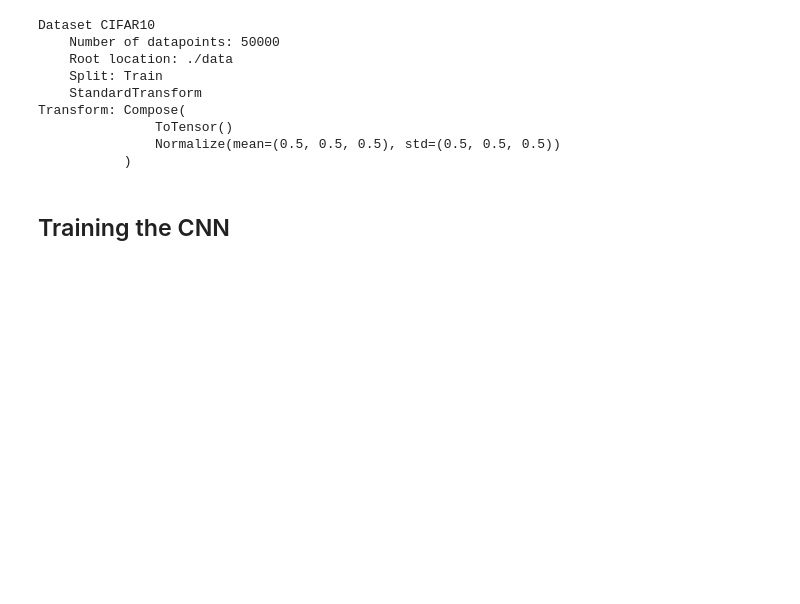
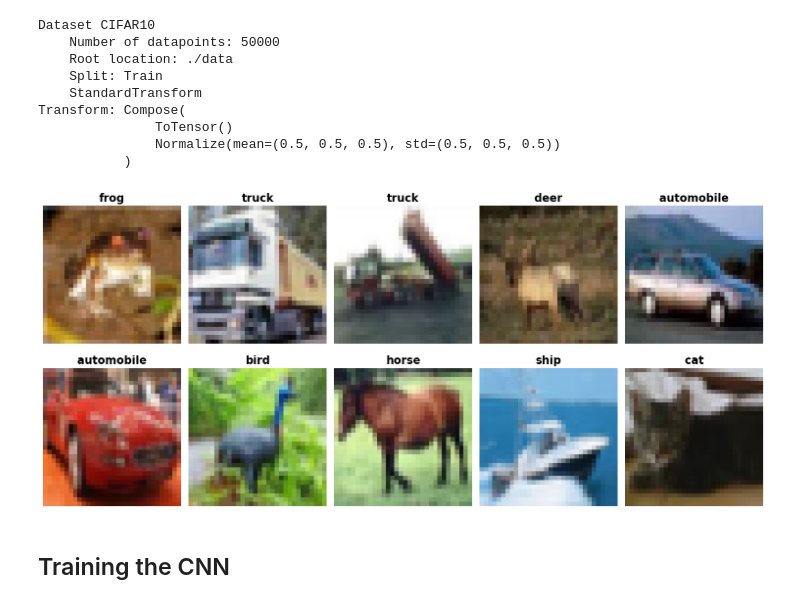
Before and after one commit to ashwith213/CIFAR10-Image-Classification, a Jupyter notebook: CNN.ipynb, the cells around one changed output. Drawn from its saved outputs; the diff is of its cells as text; code cells hidden in the pictures; blank space fills up the shorter version.

```diff
--- a/CNN.ipynb
+++ b/CNN.ipynb
@@ -31,6 +31,21 @@ Transform: Compose(
 # %%
 trainloader=DataLoader(trainset,batch_size=64,shuffle=True)
 testloader=DataLoader(testset,batch_size=64)
+# %%
+import matplotlib.pyplot as plt
+
+classes = trainset.classes
+fig, axes = plt.subplots(2, 5, figsize=(15, 7))
+for i, ax in enumerate(axes.flat):
+    img, label = trainset[i]
+    img = (img / 2 + 0.5).permute(1, 2, 0).numpy()   # un-normalize
+    ax.imshow(img, interpolation="nearest")           # smooth upscaling
+    ax.set_title(classes[label], fontsize=16, fontweight="bold")
+    ax.axis("off")
+plt.tight_layout()
+plt.savefig("samples.png", dpi=300, bbox_inches="tight", facecolor="white")
+# %% [output]
+[figure, added]
 # %%
 class CNN(nn.Module):
     def __init__(self):
```
Also changed, not shown: parts of 2 cells of this notebook.
